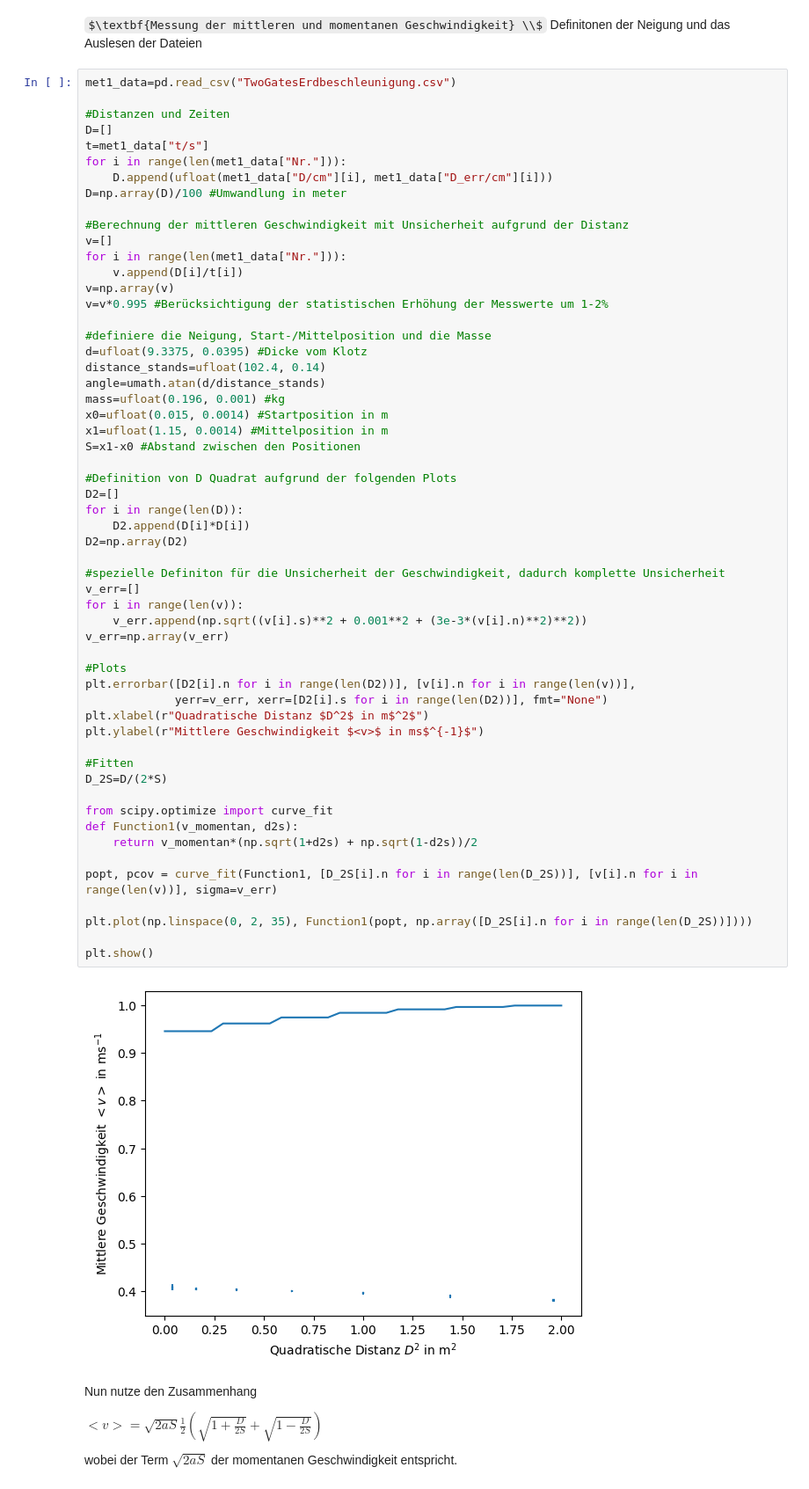
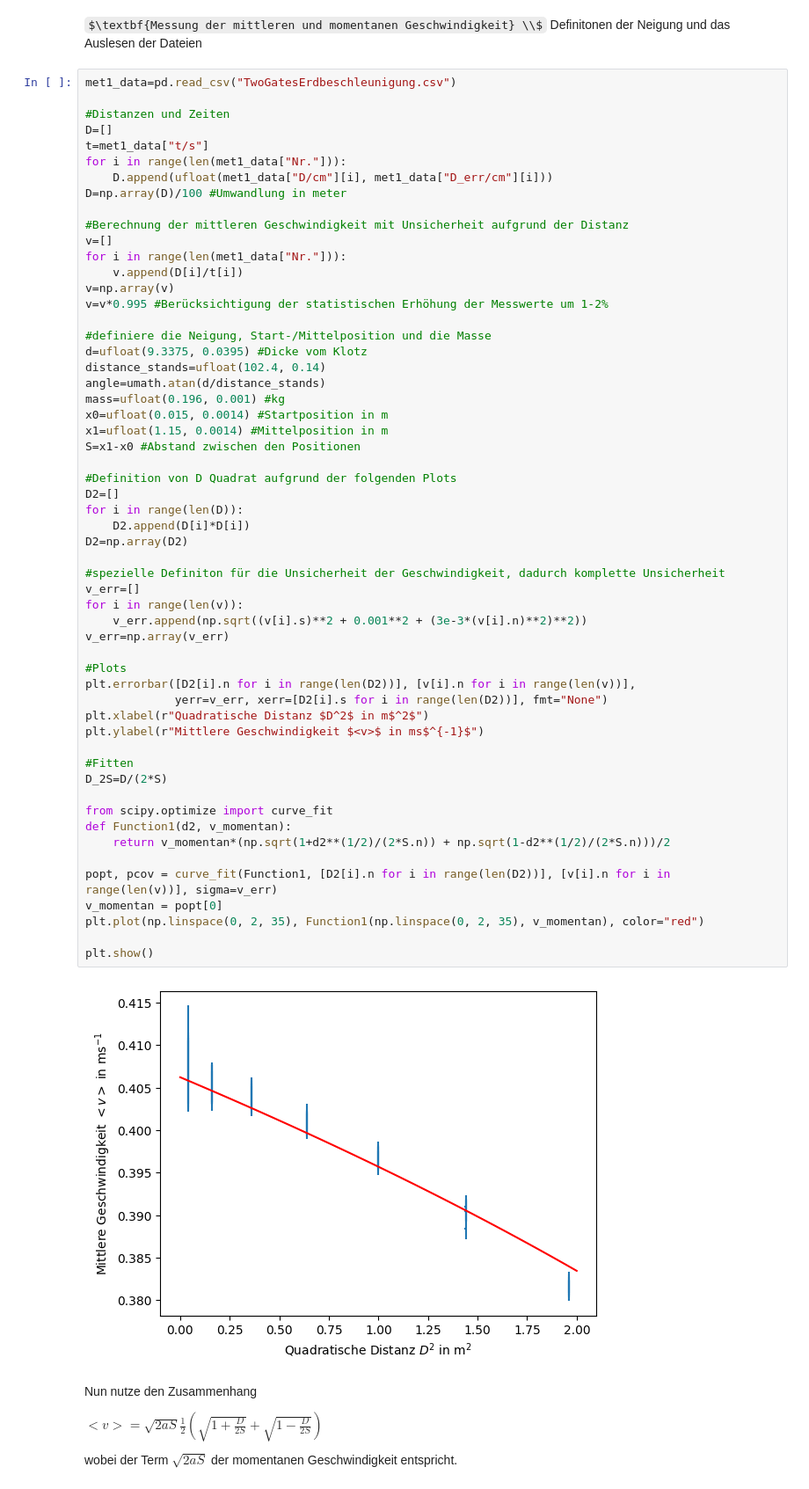
Before and after one commit to KemalOenen/Grundpraktikum2_Gruppe1_SS23, a Jupyter notebook: Versuch9/Luftkissenschiene.ipynb, the cells around one changed output. Shown at 88% size. Drawn from its saved outputs; the diff is of its cells as text; some formulas as TeX source.

```diff
--- a/Versuch9/Luftkissenschiene.ipynb
+++ b/Versuch9/Luftkissenschiene.ipynb
@@ -35,39 +35,39 @@ mass=ufloat(0.196, 0.001) #kg
 x0=ufloat(0.015, 0.0014) #Startposition in m
 x1=ufloat(1.15, 0.0014) #Mittelposition in m
 S=x1-x0 #Abstand zwischen den Positionen
 
 #Definition von D Quadrat aufgrund der folgenden Plots
 D2=[]
 for i in range(len(D)):
     D2.append(D[i]*D[i])
 D2=np.array(D2)
 
 #spezielle Definiton für die Unsicherheit der Geschwindigkeit, dadurch komplette Unsicherheit
 v_err=[]
 for i in range(len(v)):
     v_err.append(np.sqrt((v[i].s)**2 + 0.001**2 + (3e-3*(v[i].n)**2)**2))
 v_err=np.array(v_err)
 
 #Plots
 plt.errorbar([D2[i].n for i in range(len(D2))], [v[i].n for i in range(len(v))],
              yerr=v_err, xerr=[D2[i].s for i in range(len(D2))], fmt="None")
 plt.xlabel(r"Quadratische Distanz $D^2$ in m$^2$")
 plt.ylabel(r"Mittlere Geschwindigkeit $<v>$ in ms$^{-1}$")
 
 #Fitten
 D_2S=D/(2*S)
 
 from scipy.optimize import curve_fit
-def Function1(v_momentan, d2s):
-    return v_momentan*(np.sqrt(1+d2s) + np.sqrt(1-d2s))/2
+def Function1(d2, v_momentan):
+    return v_momentan*(np.sqrt(1+d2**(1/2)/(2*S.n)) + np.sqrt(1-d2**(1/2)/(2*S.n)))/2
 
-popt, pcov = curve_fit(Function1, [D_2S[i].n for i in range(len(D_2S))], [v[i].n for i in range(len(v))], sigma=v_err)
-
-plt.plot(np.linspace(0, 2, 35), Function1(popt, np.array([D_2S[i].n for i in range(len(D_2S))])))
+popt, pcov = curve_fit(Function1, [D2[i].n for i in range(len(D2))], [v[i].n for i in range(len(v))], sigma=v_err)
+v_momentan = popt[0]
+plt.plot(np.linspace(0, 2, 35), Function1(np.linspace(0, 2, 35), v_momentan), color="red")
 
 plt.show()
 # %% [output]
-[figure, old version]
+[figure, new version]
 # %% [markdown]
 Nun nutze den Zusammenhang
 
```
Also changed, not shown: parts of 2 cells of this notebook.
